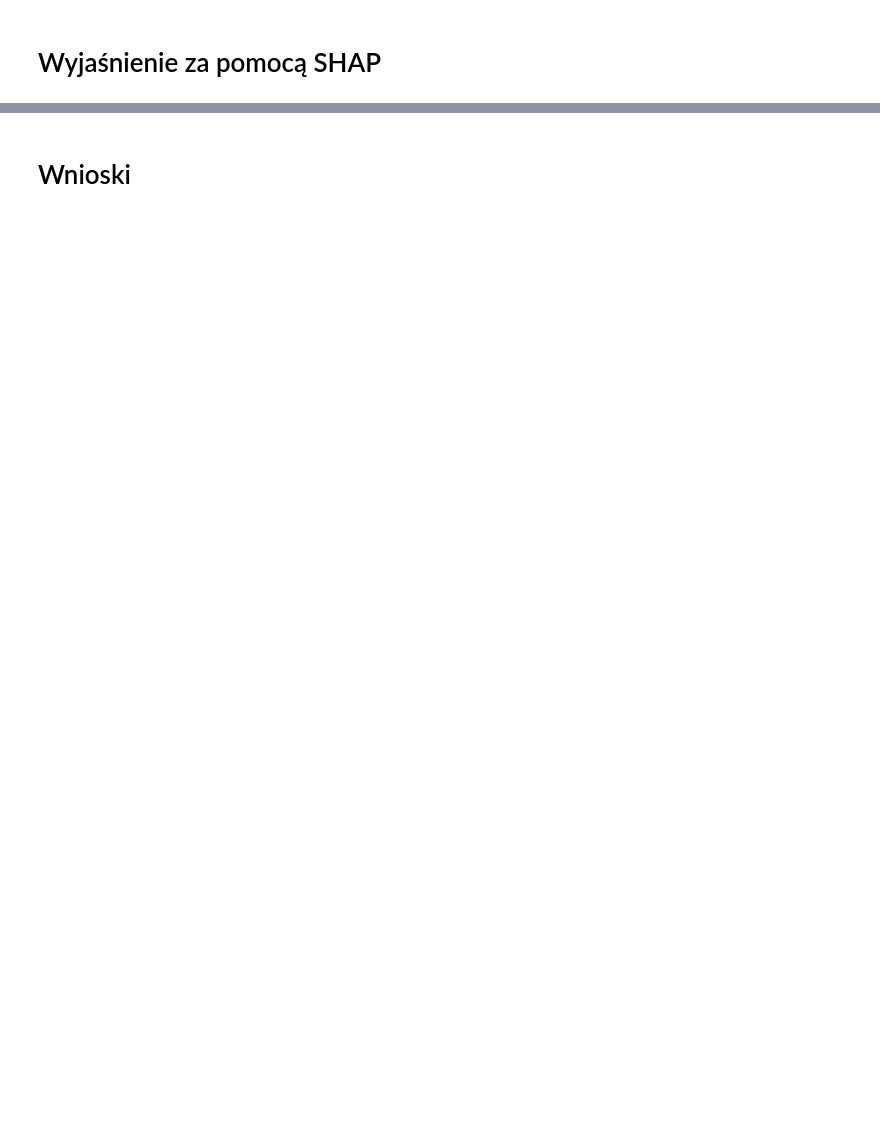
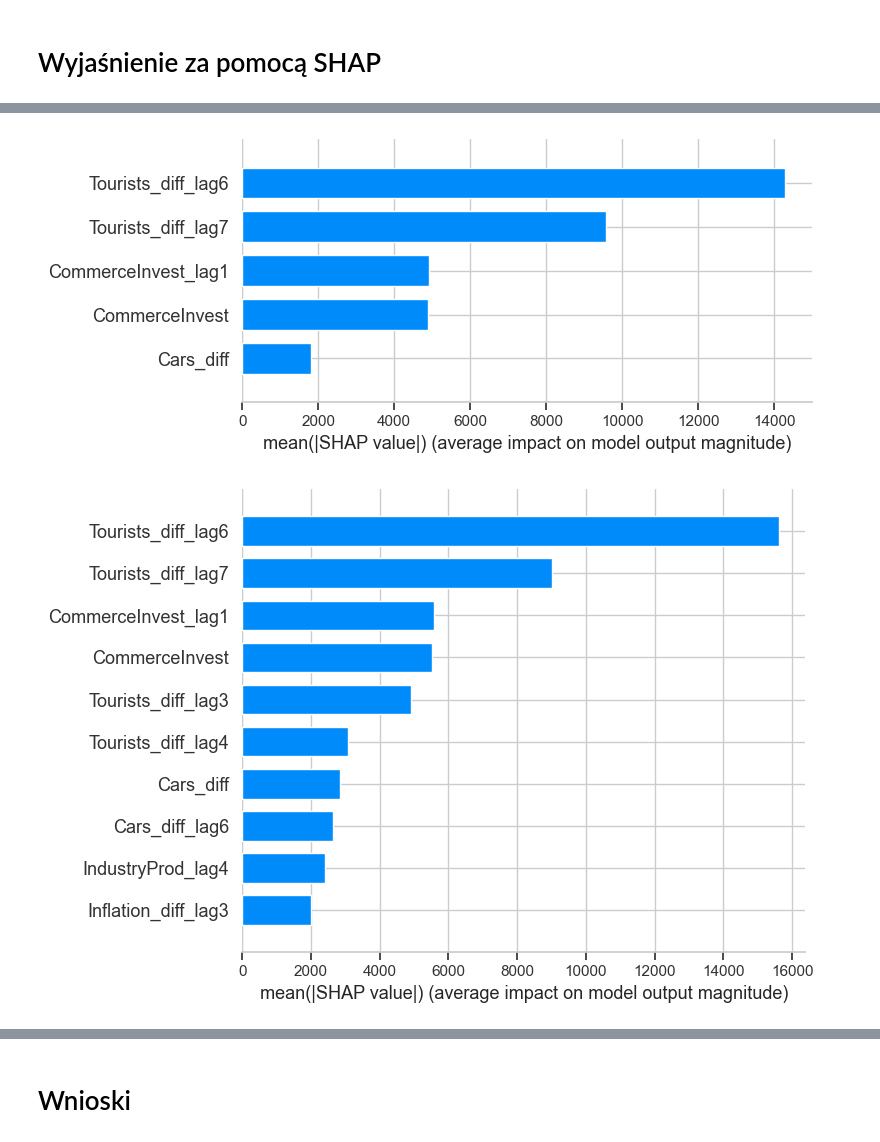
Before and after one commit to ewapelc/Unemployment-Data-Analysis, a Jupyter notebook: data_analysis.ipynb, the cells around one changed output, grey strips where cells are left out. Cells and saved outputs as stored; diff of their text form; code cells hidden in the pictures; blank space fills up the shorter version.

```diff
--- a/data_analysis.ipynb
+++ b/data_analysis.ipynb
@@ -801,0 +942,11 @@ print(coefficients)
+# %%
+plot_shap_summary(model_back1.predict, X[selected_columns_back1], plot_type="bar")
+plot_shap_summary(model_back2.predict, X[selected_columns_back2], plot_type="bar")
+plot_shap_summary(tree_model, X, plot_type="bar")
+
+# plot_shap_summary(model_for1.predict, X[selected_features_for2])
+# plot_shap_summary(model_for2.predict, X[selected_features_for2])
+#plot_shap_summary(forest_model, X)
+# %% [output]
+[figure, added]
+[figure, added]
```
Also changed, not shown: parts of 52 cells of this notebook.
